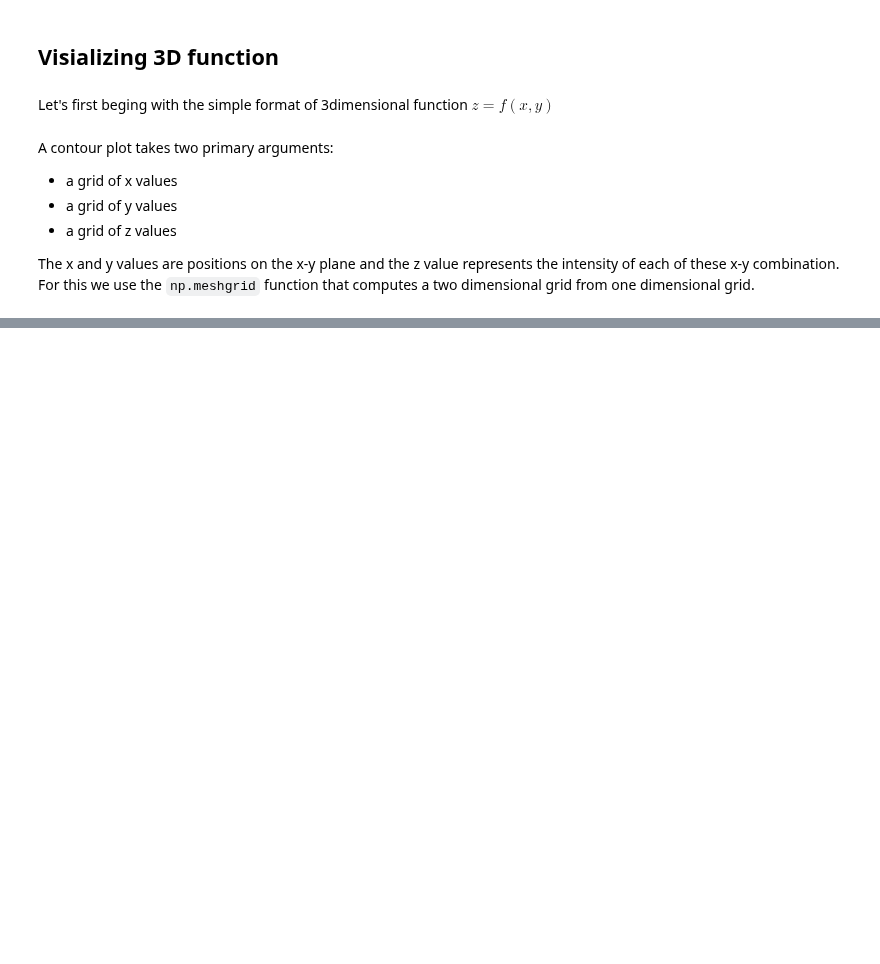
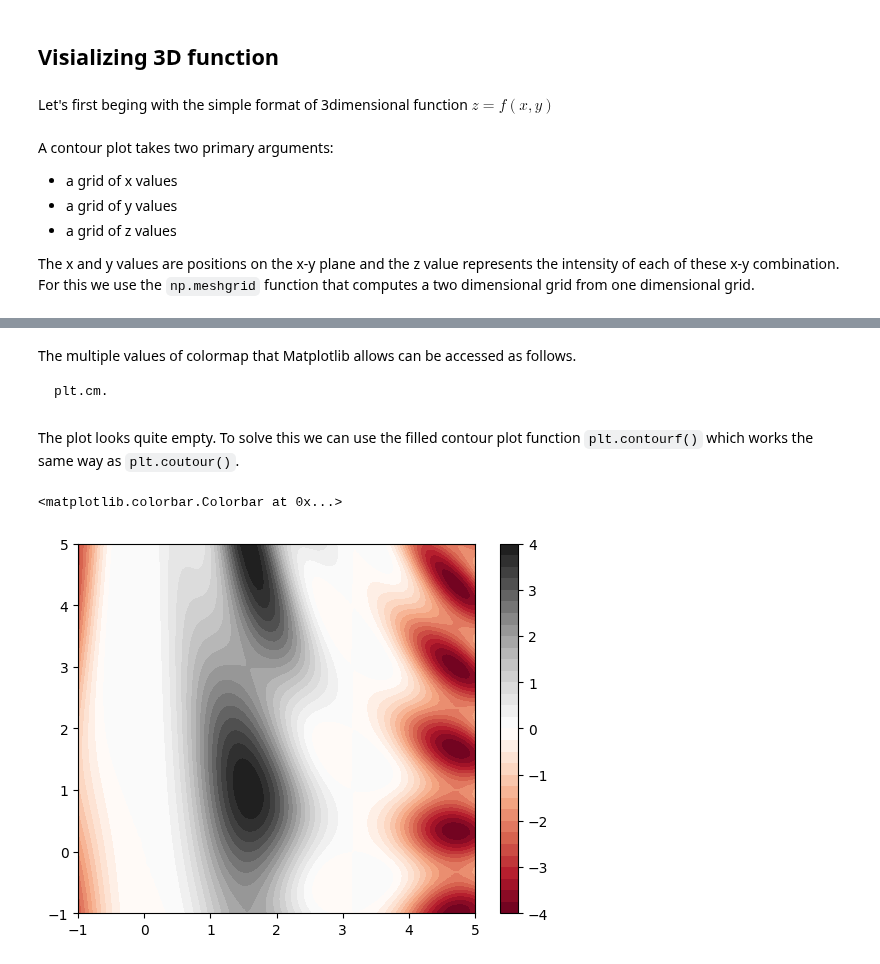
Before and after one commit to denis-james/Self-Learning, a Jupyter notebook: Matplotlib/4. Density and Contour Plots.ipynb, the cells around one changed output, grey strips where cells are left out. Saved outputs shown, nothing was run; the diff lists cells and outputs as text; code cells hidden in the pictures; blank space fills up the shorter version.

````diff
--- a/Matplotlib/4. Density and Contour Plots.ipynb
+++ b/Matplotlib/4. Density and Contour Plots.ipynb
@@ -47,0 +57,14 @@ plt.contour(X,Y,f(X,Y))
+# %% [markdown]
+The multiple values of colormap that Matplotlib allows can be accessed as follows.
+
+```python
+plt.cm.
+```
+# %% [markdown]
+The plot looks quite empty. To solve this we can use the filled contour plot function  `plt.contourf()` which works the same way as `plt.coutour()`.
+# %%
+plt.contourf(X,Y,f(X,Y),32,cmap='RdGy')
+plt.colorbar()
+# %% [output]
+<matplotlib.colorbar.Colorbar at 0x...>
+[figure, added]
````
Also changed, not shown: parts of 11 cells of this notebook.
